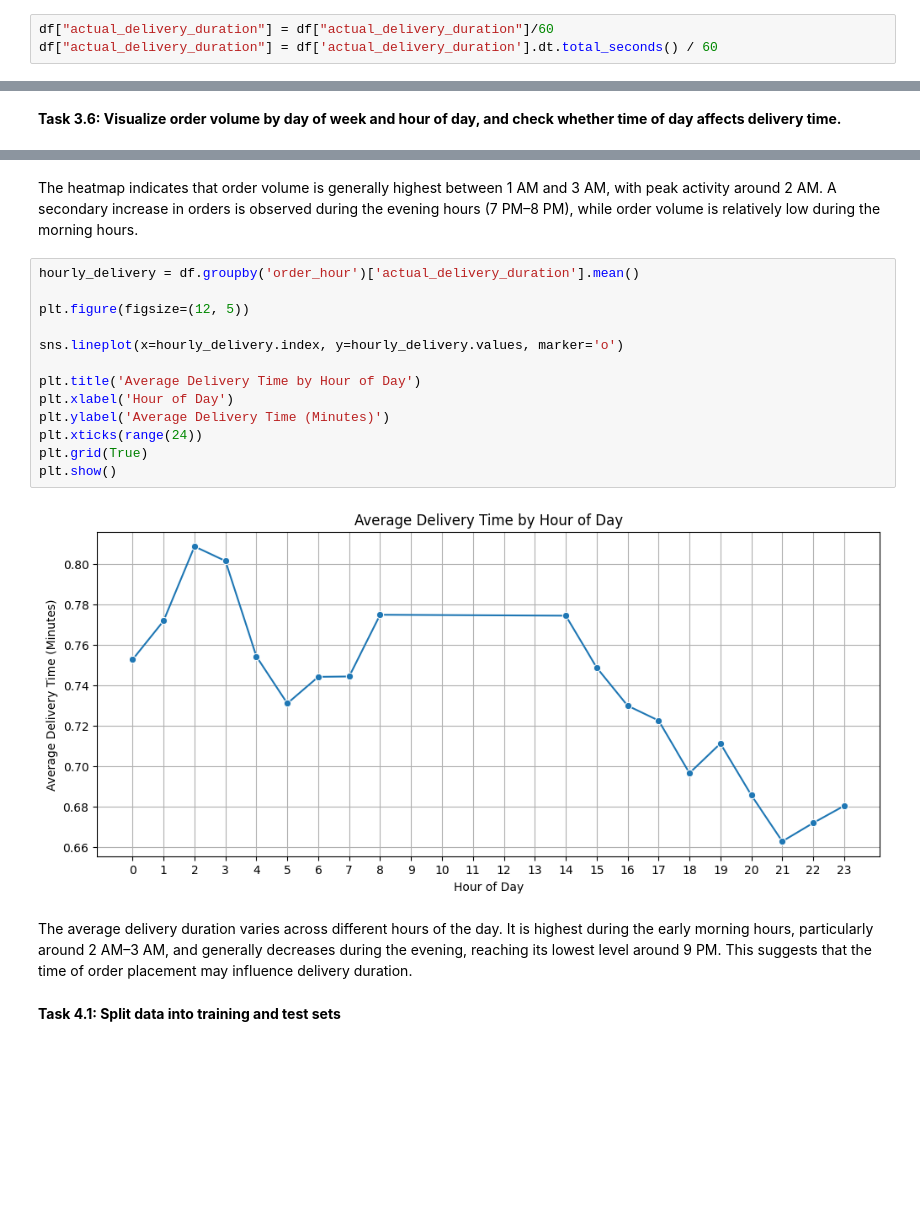
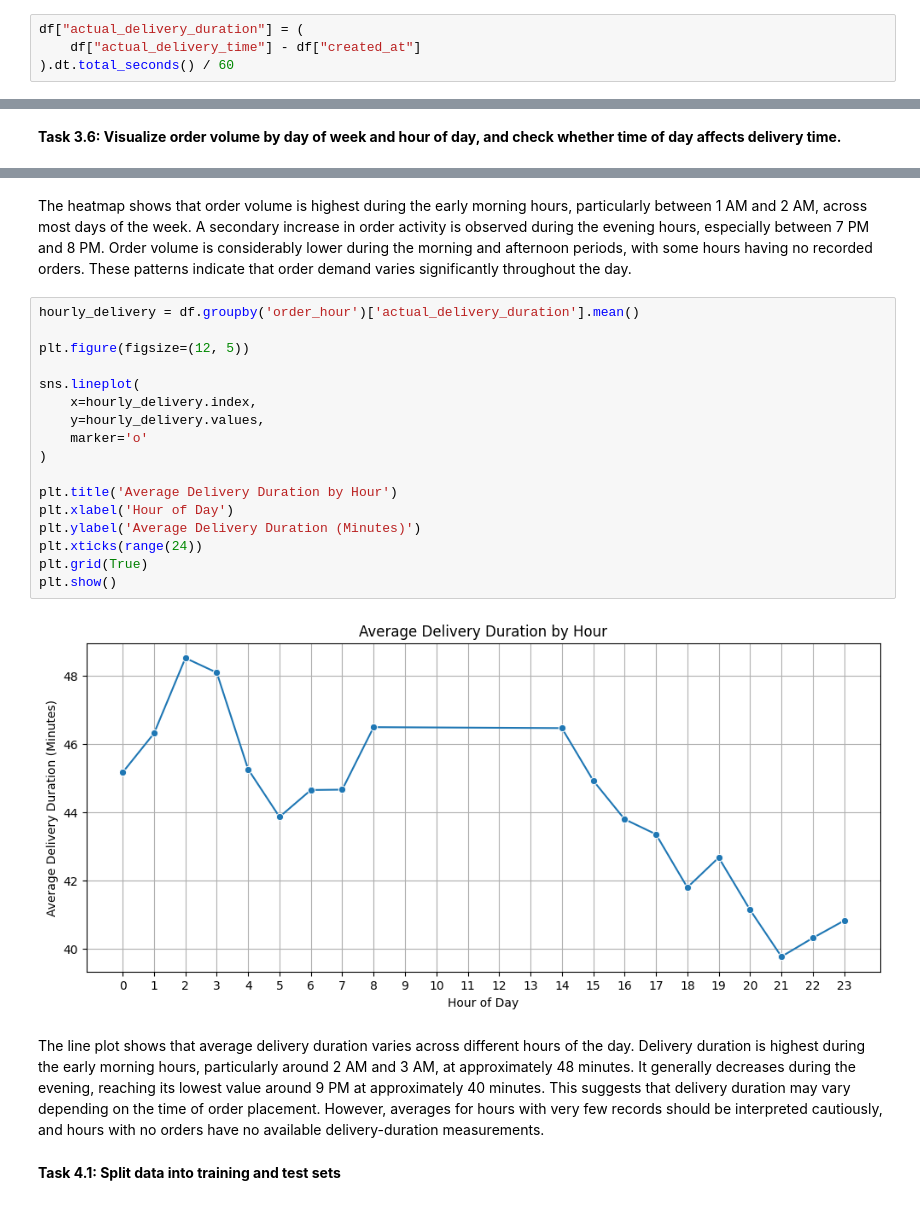
Before and after one commit to Manimech121/Porter-Delivery-Time-Prediction, a Jupyter notebook: NN_Porter_Business_case_Regression_Scaler.ipynb, the cells around one changed output, grey strips where cells are left out. Cells and saved outputs as stored; diff of their text form; blank space fills up the shorter version.

```diff
--- a/NN_Porter_Business_case_Regression_Scaler.ipynb
+++ b/NN_Porter_Business_case_Regression_Scaler.ipynb
@@ -93,5 +93,6 @@ Task 2.2: Create the target column by finding the time taken for each delivery,
 # %%
 df["actual_delivery_duration"] =  df["actual_delivery_time"] -df["created_at"]
 # %%
-df["actual_delivery_duration"] = df["actual_delivery_duration"]/60
-df["actual_delivery_duration"] = df['actual_delivery_duration'].dt.total_seconds() / 60
+df["actual_delivery_duration"] = (
+    df["actual_delivery_time"] - df["created_at"]
+).dt.total_seconds() / 60
@@ -377,22 +428,26 @@ plt.show()
 # %% [markdown]
-The heatmap indicates that order volume is generally highest between 1 AM and 3 AM, with peak activity around 2 AM. A secondary increase in orders is observed during the evening hours (7 PM–8 PM), while order volume is relatively low during the morning hours.
+The heatmap shows that order volume is highest during the early morning hours, particularly between 1 AM and 2 AM, across most days of the week. A secondary increase in order activity is observed during the evening hours, especially between 7 PM and 8 PM. Order volume is considerably lower during the morning and afternoon periods, with some hours having no recorded orders. These patterns indicate that order demand varies significantly throughout the day.
 # %%
 hourly_delivery = df.groupby('order_hour')['actual_delivery_duration'].mean()
 
 plt.figure(figsize=(12, 5))
 
-sns.lineplot(x=hourly_delivery.index, y=hourly_delivery.values, marker='o')
+sns.lineplot(
+    x=hourly_delivery.index,
+    y=hourly_delivery.values,
+    marker='o'
+)
 
-plt.title('Average Delivery Time by Hour of Day')
+plt.title('Average Delivery Duration by Hour')
 plt.xlabel('Hour of Day')
-plt.ylabel('Average Delivery Time (Minutes)')
+plt.ylabel('Average Delivery Duration (Minutes)')
 plt.xticks(range(24))
 plt.grid(True)
 plt.show()
 # %% [output]
-[figure, old version]
+[figure, new version]
 # %% [markdown]
-The average delivery duration varies across different hours of the day. It is highest during the early morning hours, particularly around 2 AM–3 AM, and generally decreases during the evening, reaching its lowest level around 9 PM. This suggests that the time of order placement may influence delivery duration.
+The line plot shows that average delivery duration varies across different hours of the day. Delivery duration is highest during the early morning hours, particularly around 2 AM and 3 AM, at approximately 48 minutes. It generally decreases during the evening, reaching its lowest value around 9 PM at approximately 40 minutes. This suggests that delivery duration may vary depending on the time of order placement. However, averages for hours with very few records should be interpreted cautiously, and hours with no orders have no available delivery-duration measurements.
 # %% [markdown]
 **Task 4.1: Split data into training and test sets**
 # %%
```
Also changed, not shown: parts of 18 cells of this notebook.
